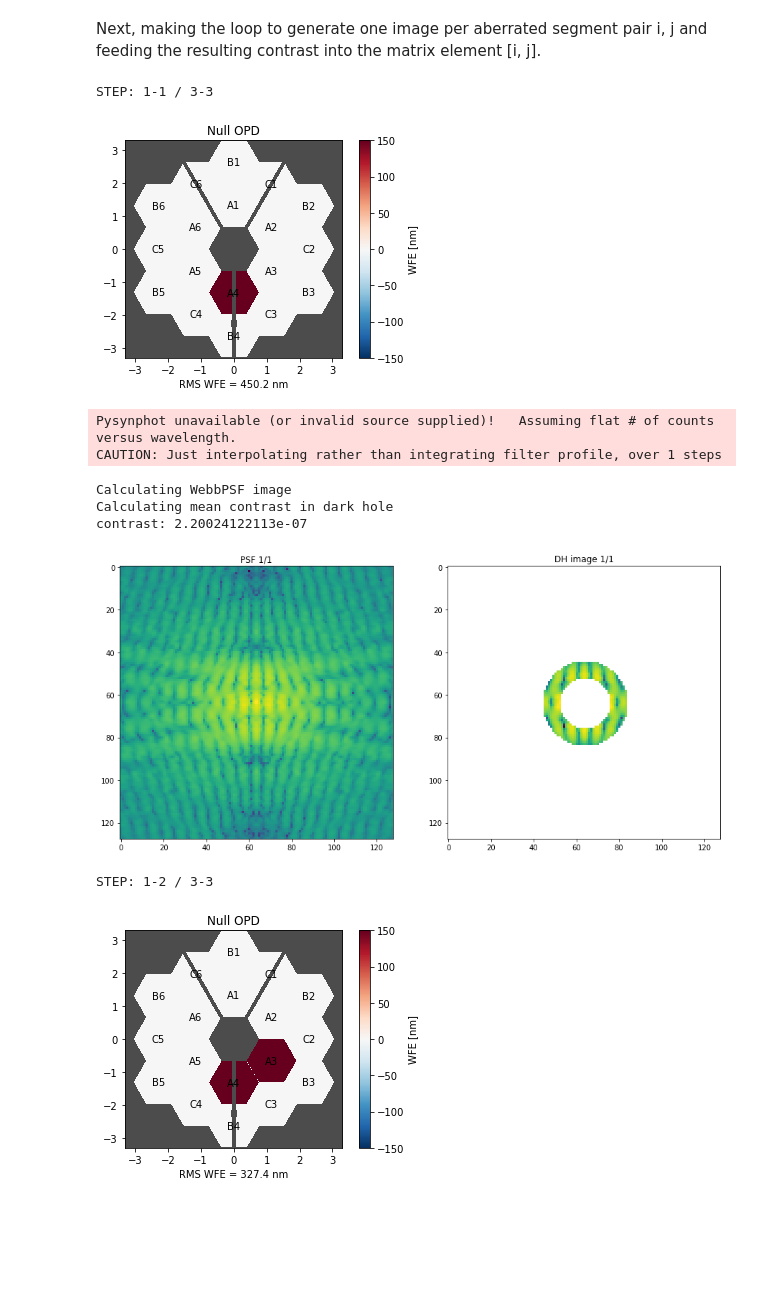
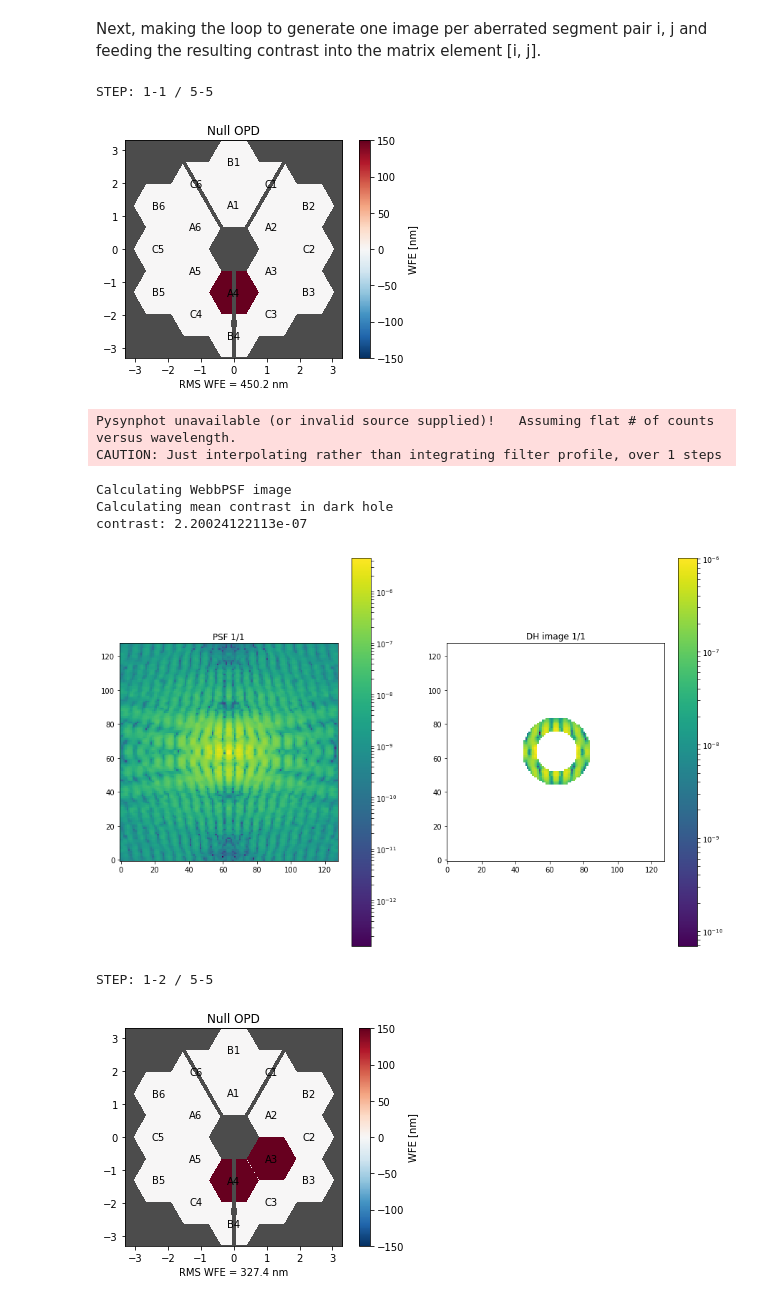
Before and after one commit to spacetelescope/PASTIS, a Jupyter notebook: Jupyter Notebooks/4_Testing numerical matrix generation.ipynb, the cells around one changed output. Cells and saved outputs as stored; diff of their text form; code cells hidden in the pictures; blank space fills up the shorter version.

Commit message:
Finished notebook numerical matrix testing; included display of script results.

```diff
--- a/Jupyter Notebooks/4_Testing numerical matrix generation.ipynb
+++ b/Jupyter Notebooks/4_Testing numerical matrix generation.ipynb
@@ -20,10 +23,10 @@ Currenlty running on WebbPSF 0.8.0
 # %%
 # Parameters
-resDir = os.path.join(CONFIG_INI.get('local', 'local_data_path'), 'results')
+resDir = os.path.join(CONFIG_INI.get('local', 'local_data_path'), 'matrix_numerical')
 
 #############################################################
 #nb_seg = CONFIG_INI.getint('telescope', 'nb_subapertures')
-nb_seg = 18       # just for now, to make testing faster
+nb_seg = 5       # just for now, to make testing faster
 #im_size = CONFIG_INI.getint('numerical', 'im_size_px')
 im_size = 128    # just for now, to make testing faster
 #############################################################
@@ -112,6 +115,11 @@ Next, making the loop to generate one image per aberrated segment pair i, j and
 # %%
 #-# Generating the PASTIS matrix
 matrix_pastis = np.zeros([nb_seg, nb_seg])   # Generate empty matrix
+
+# List for saving PSFs and DHs and contrasts
+all_psfs = []
+all_dhs = []
+all_contrasts = []
 
 for i in range(nb_seg):
     for j in range(nb_seg):
@@ -140,39 +148,46 @@ for i in range(nb_seg):
         ote_coro.display_opd()
         plt.show()
 
         print('Calculating WebbPSF image')
         image = nc_coro.calc_psf(fov_pixels=int(im_size), oversample=1, nlambda=1)
-        psf = image[1].data
+        psf = image[0].data
+        all_psfs.append(psf)
 
         print('Calculating mean contrast in dark hole')
         dh_intensity = psf * dh_area
         contrast = np.mean(dh_intensity[np.where(dh_intensity != 0)])
         print('contrast:', contrast)
+        all_dhs.append(dh_intensity)
+        all_contrasts.append(contrast)
 
         # If you want to display the PSF and DH image
         plt.figure(figsize=(15,10))
         plt.subplot(1, 2, 1)
-        plt.imshow(psf, norm=LogNorm())
+        plt.imshow(psf, norm=LogNorm(), origin='lower')
         plt.colorbar()
         plt.title('PSF ' + str(i+1) + '/' + str(j+1))
         plt.subplot(1, 2, 2)
-        plt.imshow(dh_intensity, norm=LogNorm())
+        plt.imshow(dh_intensity, norm=LogNorm(), origin='lower')
         plt.colorbar()
         plt.title('DH image ' + str(i+1) + '/' + str(j+1))
         plt.show()
 
         # Fill according entry in the matrix
         matrix_pastis[i,j] = contrast
+
+all_psfs = np.array(all_psfs)
+all_dhs = np.array(all_dhs)
+all_contrasts = np.array(all_contrasts)
 # %% [output]
-STEP: 1-1 / 3-3
+STEP: 1-1 / 5-5
 [figure]
 Pysynphot unavailable (or invalid source supplied)!   Assuming flat # of counts versus wavelength.
 CAUTION: Just interpolating rather than integrating filter profile, over 1 steps
 Calculating WebbPSF image
 Calculating mean contrast in dark hole
 contrast: 2.20024122113e-07
-[figure, old version]
+[figure, new version]
-STEP: 1-2 / 3-3
+STEP: 1-2 / 5-5
 [figure]
 Pysynphot unavailable (or invalid source supplied)!   Assuming flat # of counts versus wavelength.
 CAUTION: Just interpolating rather than integrating filter profile, over 1 steps
```
Also changed, not shown: parts of 13 cells of this notebook.
